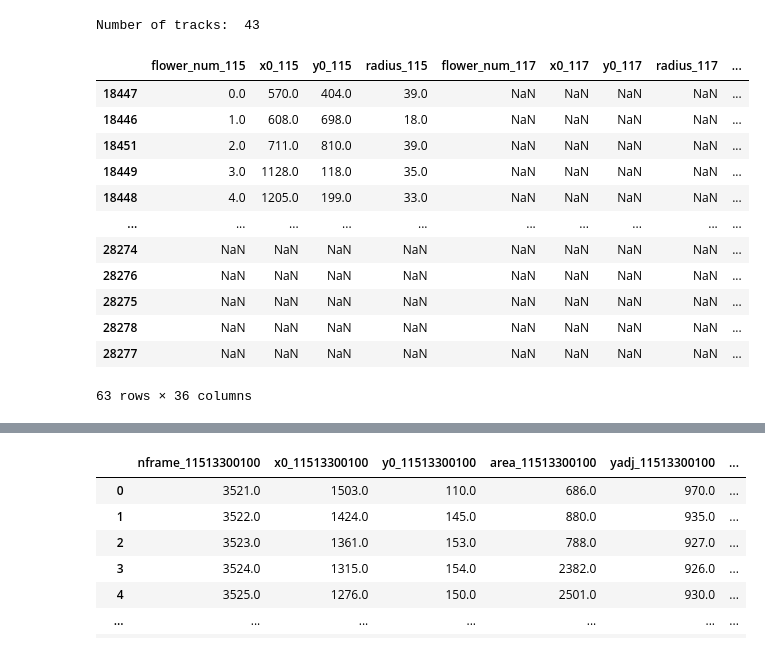
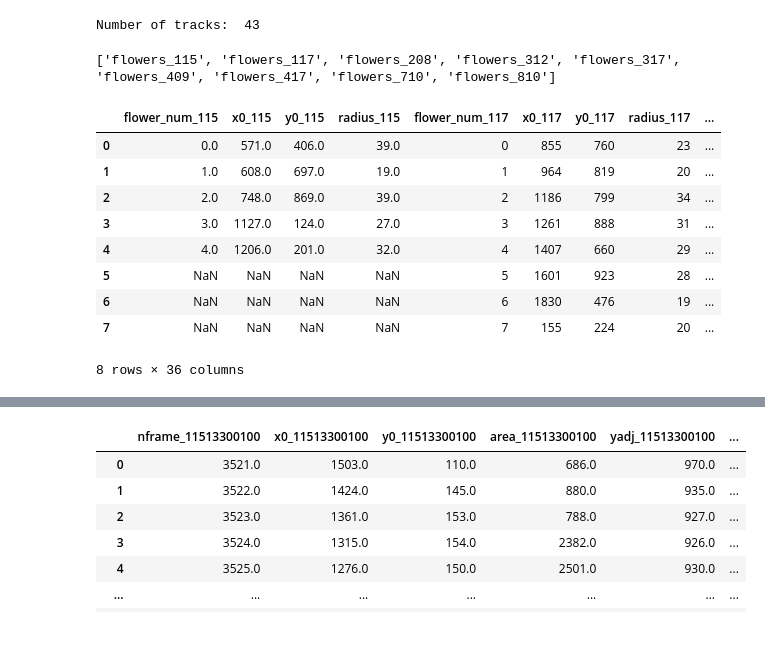
Before and after one commit to malikaratnayake/Polytrack, a Jupyter notebook: pollination_analysis.ipynb, the cells around one changed output, grey strips where cells are left out. Saved outputs shown, nothing was run; the diff lists cells and outputs as text; code cells hidden in the pictures.

```diff
--- a/pollination_analysis.ipynb
+++ b/pollination_analysis.ipynb
@@ -108,53 +108,52 @@ def generateFlowerPosition0(csv_name):
 
     return int(fp)
 # %%
-flower_input_directory0 = '/Users/mrat0010/Documents/GitHub/Polytrack_WIP/data/tracks/raw_flowers0/'
-flowers_csv = get_video_list('/Users/mrat0010/Documents/GitHub/Polytrack_WIP/data/tracks/raw_flowers0/', 'csv')
+flower_input_directory0 = '/Users/mrat0010/Documents/GitHub/Polytrack_WIP/data/tracks/flowers_cvpr/'
+flowers_csv = get_video_list('/Users/mrat0010/Documents/GitHub/Polytrack_WIP/data/tracks/flowers_cvpr/', 'csv')
+print(flowers_csv)
 flower_positions = pd.DataFrame()
 # position_list = []
 for f in flowers_csv:
     csv_name = str(f)+'.csv'
-    fpc = generateFlowerPosition0(f)
+    fpc = generateFlowerPosition(f)
 
     flower1 = pd.read_csv(flower_input_directory0+str(csv_name))
 
     # get the unique flower_num values
     flower_nums = flower1['flower_num'].unique()
 
     # Get the max value of index for each flower_num
     max_nframe = flower1.groupby(['flower_num'])['Unnamed: 0'].max()
 
 
     # create a new dataframe by extracting all the columns from the original dataframe for the max_nframe index
     flower2 = flower1.loc[flower1.groupby('flower_num')['Unnamed: 0'].idxmax()]
 
     flower2 = flower2.rename(columns={'flower_num': 'flower_num_'+str(fpc)})
     flower2 = flower2.rename(columns={'x0': 'x0_'+str(fpc)})
     flower2 = flower2.rename(columns={'y0': 'y0_'+str(fpc)})
     # flower2 = flower2.rename(columns={'y_adj': 'y_adj_'+str(fpc)})
     flower2 = flower2.rename(columns={'radius': 'radius_'+str(fpc)})
     # flower2 = flower2.rename(columns={'Total_time': 'Total_time_'+str(fpc)})
     # flower2 = flower2.rename(columns={'Total_visits': 'Total_visits_'+str(fpc)})
 
     flower_positions = pd.concat([flower_positions, flower2['flower_num_'+str(fpc)], flower2['x0_'+str(fpc)], flower2['y0_'+str(fpc)]
                                      , flower2['radius_'+str(fpc)]],  axis=1)
 
 
 flower_positions
 # %% [output]
+['flowers_115', 'flowers_117', 'flowers_208', 'flowers_312', 'flowers_317', 'flowers_409', 'flowers_417', 'flowers_710', 'flowers_810']
 |  | flower_num_115 | x0_115 | y0_115 | radius_115 | flower_num_117 | x0_117 | y0_117 | radius_117 | ... |
-| 18447 | 0.0 | 570.0 | 404.0 | 39.0 | NaN | NaN | NaN | NaN | ... |
-| 18446 | 1.0 | 608.0 | 698.0 | 18.0 | NaN | NaN | NaN | NaN | ... |
-| 18451 | 2.0 | 711.0 | 810.0 | 39.0 | NaN | NaN | NaN | NaN | ... |
-| 18449 | 3.0 | 1128.0 | 118.0 | 35.0 | NaN | NaN | NaN | NaN | ... |
-| 18448 | 4.0 | 1205.0 | 199.0 | 33.0 | NaN | NaN | NaN | NaN | ... |
-| ... | ... | ... | ... | ... | ... | ... | ... | ... | ... |
-| 28274 | NaN | NaN | NaN | NaN | NaN | NaN | NaN | NaN | ... |
-| 28276 | NaN | NaN | NaN | NaN | NaN | NaN | NaN | NaN | ... |
-| 28275 | NaN | NaN | NaN | NaN | NaN | NaN | NaN | NaN | ... |
-| 28278 | NaN | NaN | NaN | NaN | NaN | NaN | NaN | NaN | ... |
-| 28277 | NaN | NaN | NaN | NaN | NaN | NaN | NaN | NaN | ... |
+| 0 | 0.0 | 571.0 | 406.0 | 39.0 | 0 | 855 | 760 | 23 | ... |
+| 1 | 1.0 | 608.0 | 697.0 | 19.0 | 1 | 964 | 819 | 20 | ... |
+| 2 | 2.0 | 748.0 | 869.0 | 39.0 | 2 | 1186 | 799 | 34 | ... |
+| 3 | 3.0 | 1127.0 | 124.0 | 27.0 | 3 | 1261 | 888 | 31 | ... |
+| 4 | 4.0 | 1206.0 | 201.0 | 32.0 | 4 | 1407 | 660 | 29 | ... |
+| 5 | NaN | NaN | NaN | NaN | 5 | 1601 | 923 | 28 | ... |
+| 6 | NaN | NaN | NaN | NaN | 6 | 1830 | 476 | 19 | ... |
+| 7 | NaN | NaN | NaN | NaN | 7 | 155 | 224 | 20 | ... |
-63 rows × 36 columns
+8 rows × 36 columns
 # %%
 from matplotlib.patches import Circle
 from matplotlib.lines import Line2D
```
Also changed, not shown: parts of 2 cells of this notebook, 3 other files.
